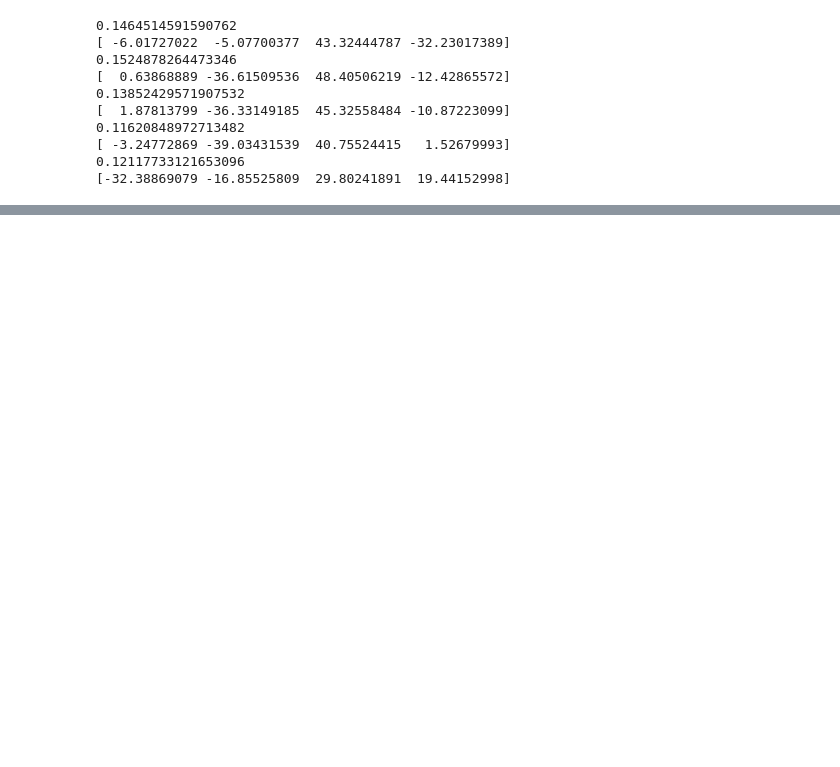
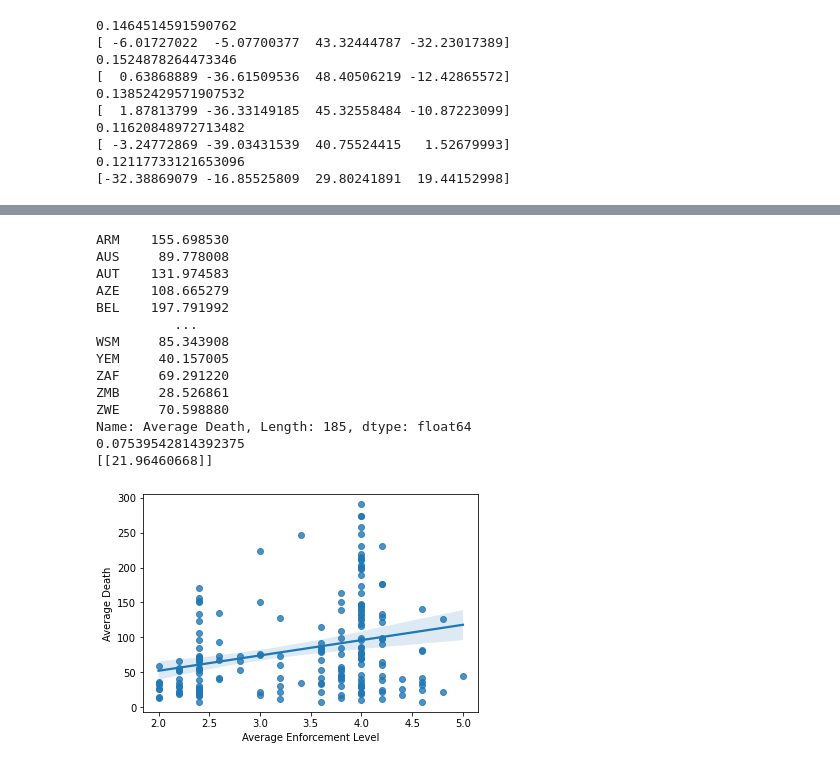
Before and after one commit to Jonathan-Z/GatechCorrelation1TobaccoDatathon, a Jupyter notebook: Enforce.ipynb, the cells around one changed output, grey strips where cells are left out. Drawn from its saved outputs; the diff is of its cells as text; code cells hidden in the pictures; blank space fills up the shorter version.

```diff
--- a/Enforce.ipynb
+++ b/Enforce.ipynb
@@ -105,0 +207,13 @@ for i in range(5):
+# %%
+#linear graphs for average regression
+#print(death.head())
+#print(death_enforce.head())
+#print(usage.head())
+#print(usage_enforce.head())
+avg_death = death.mean(axis = 1)
+print(avg_death)
+avg_death_enforce = death_enforce.mean(axis=1)
+avg_usage = usage.mean(axis=1)
+avg_usage_enforce = usage_enforce.mean(axis = 1)
+
+#do the same for help to quit policy
@@ -105,0 +234,28 @@ for i in range(5):
+# %%
+x = avg_death_enforce.to_numpy().reshape((-1, 1))
+y = avg_death.to_numpy().reshape((-1, 1))
+cbd_avg_death = pd.DataFrame().join([avg_death, avg_death_enforce], how="outer")
+cbd_avg_death = cbd_avg_death.rename(columns={0: 'Average Death', 1: "Average Enforcement Level"})
+print(cbd_avg_death["Average Death"])
+#print(x.shape)
+#print(y.shape)
+avg_reg = lr().fit(x, y)
+print(avg_reg.score(x, y))
+print(avg_reg.coef_)
+sns.regplot(x="Average Enforcement Level", y="Average Death", data=cbd_avg_death);
+# %% [output]
+ARM    155.698530
+AUS     89.778008
+AUT    131.974583
+AZE    108.665279
+BEL    197.791992
+          ...
+WSM     85.343908
+YEM     40.157005
+ZAF     69.291220
+ZMB     28.526861
+ZWE     70.598880
+Name: Average Death, Length: 185, dtype: float64
+0.07539542814392375
+[[21.96460668]]
+[figure, added]
```
Also changed, not shown: parts of 14 cells of this notebook, 1 other file.
